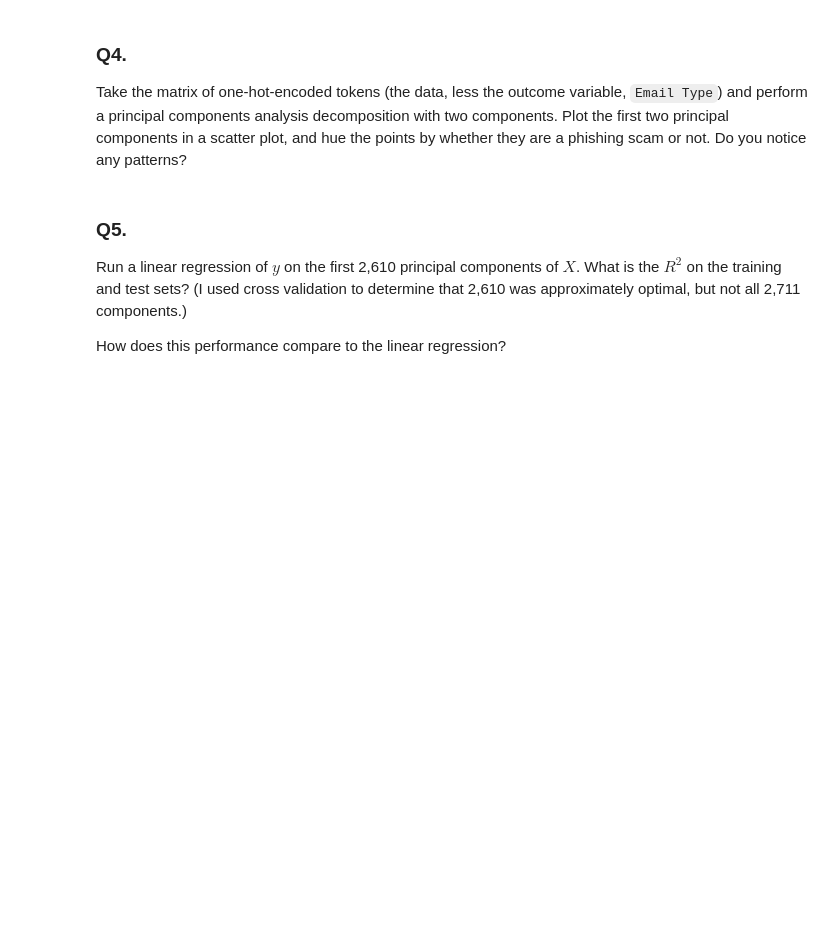
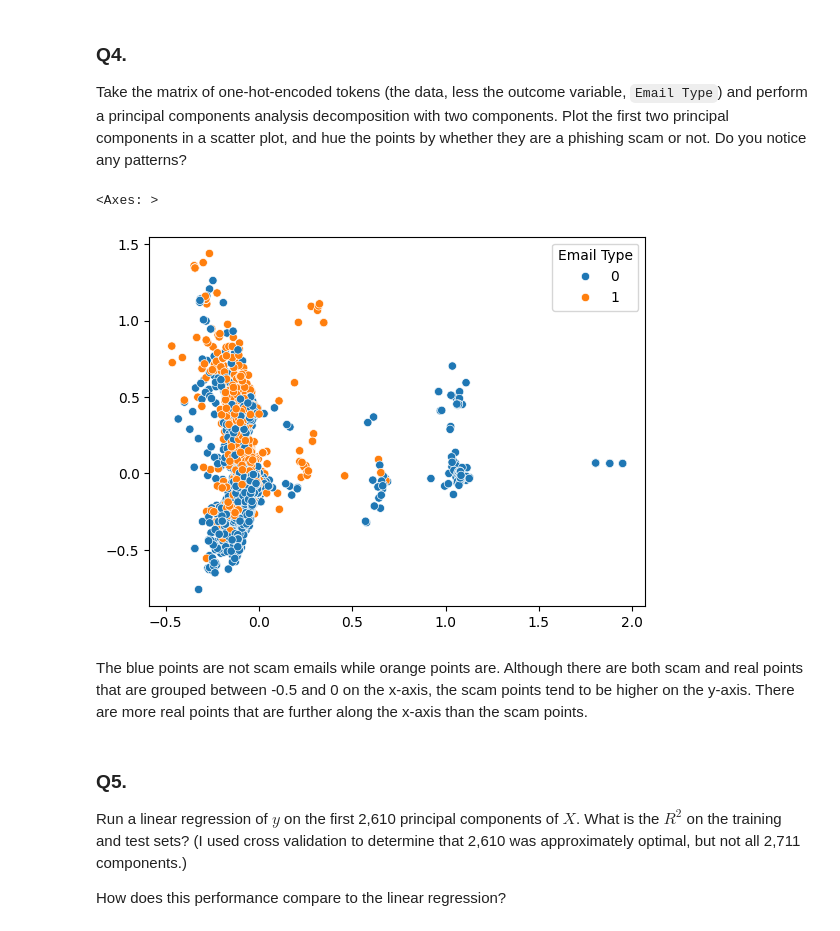
Before and after one commit to rze7ud/labs, a Jupyter notebook: 05_PCA/assignment.ipynb, the cells around one changed output. Cells and saved outputs as stored; diff of their text form; code cells hidden in the pictures; blank space fills up the shorter version.

```diff
--- a/05_PCA/assignment.ipynb
+++ b/05_PCA/assignment.ipynb
@@ -142,6 +143,19 @@ The tokens with the largest coefficients in absolute value, thus, most strongly
 ### Q4.
 
 Take the matrix of one-hot-encoded tokens (the data, less the outcome variable, `Email Type`) and perform a principal components analysis decomposition with two components. Plot the first two principal components in a scatter plot, and hue the points by whether they are a phishing scam or not. Do you notice any patterns?
+# %%
+from sklearn.decomposition import PCA
+import seaborn as sns
+
+reduction = PCA(n_components=2).fit(X_train)
+Z_train = reduction.transform(X_train)
+Z_test = reduction.transform(X_test)
+sns.scatterplot(x=Z_test[:, 0], y=Z_test[:, 1], hue=y_test)
+# %% [output]
+<Axes: >
+[figure, added]
+# %% [markdown]
+The blue points are not scam emails while orange points are. Although there are both scam and real points that are grouped between -0.5 and 0 on the x-axis, the scam points tend to be higher on the y-axis. There are more real points that are further along the x-axis than the scam points.
 # %% [markdown]
 ### Q5.
 
```
Also changed, not shown: parts of 6 cells of this notebook.
